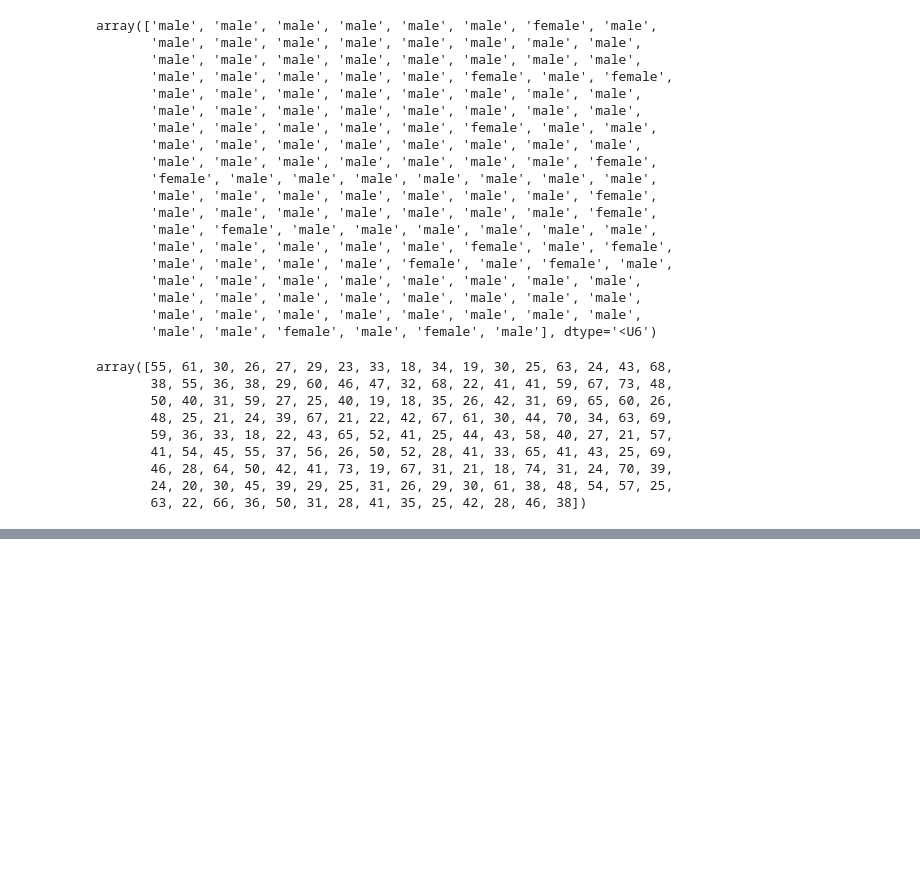
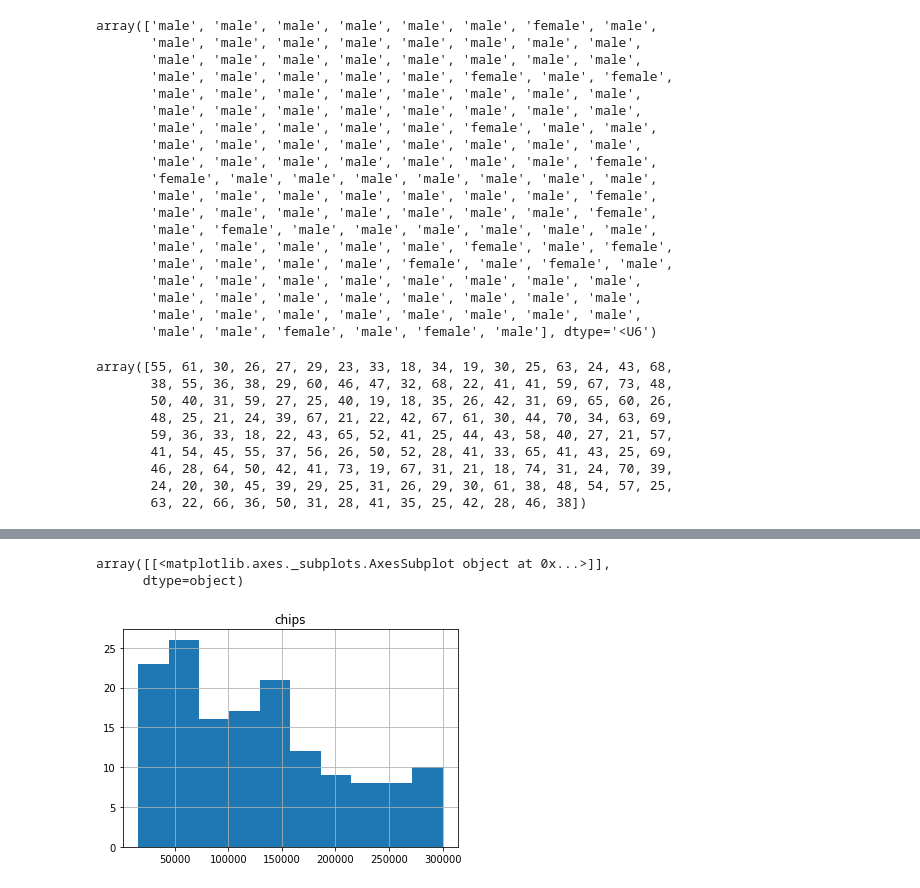
Before and after one commit to garycunningham89/progdataanalysisproject, a Jupyter notebook: Programming for Data Analysis Final Project.ipynb, the cells around one changed output, grey strips where cells are left out. Drawn from its saved outputs; the diff is of its cells as text; code cells hidden in the pictures; blank space fills up the shorter version.

Commit message:
Adding graphical analyses

```diff
--- a/Programming for Data Analysis Final Project.ipynb
+++ b/Programming for Data Analysis Final Project.ipynb
@@ -250,0 +337,6 @@ df.style.hide_index()
+# %%
+dataset.hist('chips')
+# %% [output]
+array([[<matplotlib.axes._subplots.AxesSubplot object at 0x...>]],
+      dtype=object)
+[figure, added]
```
Also changed, not shown: parts of 20 cells of this notebook, 1 other file.
